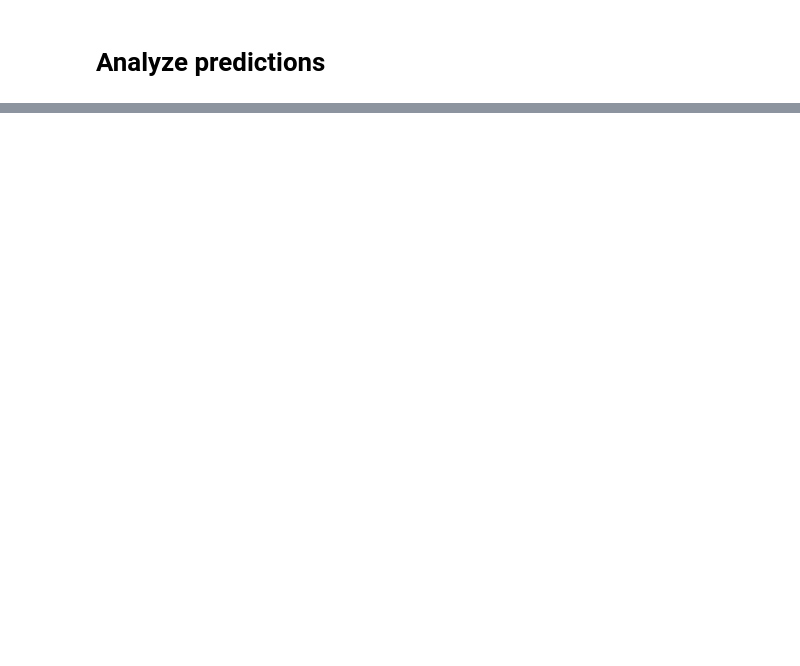
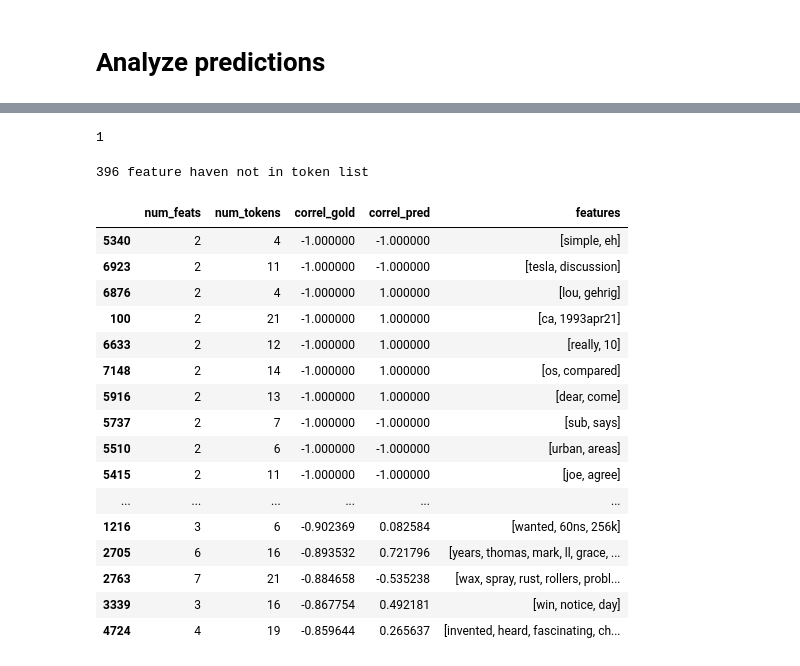
Before and after one commit to LydiaKoerber/nn-interpretability, a Jupyter notebook: analysis-predictions.ipynb, the cells around one changed output, grey strips where cells are left out. Drawn from its saved outputs; the diff is of its cells as text; code cells hidden in the pictures; blank space fills up the shorter version.

```diff
--- a/analysis-predictions.ipynb
+++ b/analysis-predictions.ipynb
@@ -74,35 +57,2 @@ svm_test
 # %%
 assert len(svm_test) == len(dist_test)
-# %%
-# features (SVM) != tokens (DistilBERT)
-def compare_pred(i):
-    row_svm = svm_test.iloc[i]
-    row_dist = dist_test.iloc[i]
-    # initialize lists for common features and their attribution/coeff values
-    feats = []
-    val_svm_gold = []
-    val_dist_gold = []
-    val_svm_pred = []
-    val_dist_pred = []
-    for i, f in enumerate(row_svm['feature names']):
-        if f in row_dist.tokens:
-            feats.append(f)
-            val_svm_gold.append(row_svm['coef true'][i])
-            val_svm_pred.append(row_svm['coef pred'][i])
-            # feature more than once in sentence
-            if row_dist.tokens.count(f) > 1:
-                indices = [j for j, token in enumerate(row_dist.tokens) if token == f]
-                val_dist_gold.append(np.mean([row_dist['attributions_gold'][j] for j in indices]))
-                val_dist_pred.append(np.mean([row_dist['attributions_pred'][j] for j in indices]))
-            else:
-                # feature index in distilbert tokens
-                dist_index = row_dist.tokens.index(f)
-                val_dist_gold.append(row_dist['attributions_gold'][dist_index])
-                val_dist_pred.append(row_dist['attributions_pred'][dist_index])
-    assert len(feats) == len(val_dist_gold)
-    assert len(val_dist_gold) == len(val_dist_pred)
-    assert len(val_dist_pred) == len(val_svm_gold)
-    assert len(val_svm_gold) == len(val_svm_pred)
-    print(feats)
-    print(np.corrcoef(val_dist_gold, val_svm_gold))
-    print(np.corrcoef(val_dist_pred, val_svm_pred))
@@ -116,0 +168,33 @@ compare_pred(0)
+# %%
+len([compare_pred(0, print_result=False)])
+# %% [output]
+1
+# %%
+correls = pd.DataFrame(columns=['num_feats', 'num_tokens', 'correl_gold', 'correl_pred', 'features'])
+
+num_instances = len(svm_test)
+
+for i in range(num_instances):
+    correls.loc[len(correls)] = list(compare_pred(i, print_result=False))
+# %% [output]
+396 feature haven not in token list
+# %%
+correls.sort_values(by='correl_gold').head(n=50)
+# %% [output]
+|  | num_feats | num_tokens | correl_gold | correl_pred | features |
+| 5340 | 2 | 4 | -1.000000 | -1.000000 | [simple, eh] |
+| 6923 | 2 | 11 | -1.000000 | -1.000000 | [tesla, discussion] |
+| 6876 | 2 | 4 | -1.000000 | 1.000000 | [lou, gehrig] |
+| 100 | 2 | 21 | -1.000000 | 1.000000 | [ca, 1993apr21] |
+| 6633 | 2 | 12 | -1.000000 | 1.000000 | [really, 10] |
+| 7148 | 2 | 14 | -1.000000 | 1.000000 | [os, compared] |
+| 5916 | 2 | 13 | -1.000000 | 1.000000 | [dear, come] |
+| 5737 | 2 | 7 | -1.000000 | -1.000000 | [sub, says] |
+| 5510 | 2 | 6 | -1.000000 | -1.000000 | [urban, areas] |
+| 5415 | 2 | 11 | -1.000000 | -1.000000 | [joe, agree] |
+| ... | ... | ... | ... | ... | ... |
+| 1216 | 3 | 6 | -0.902369 | 0.082584 | [wanted, 60ns, 256k] |
+| 2705 | 6 | 16 | -0.893532 | 0.721796 | [years, thomas, mark, ll, grace, ... |
+| 2763 | 7 | 21 | -0.884658 | -0.535238 | [wax, spray, rust, rollers, probl... |
+| 3339 | 3 | 16 | -0.867754 | 0.492181 | [win, notice, day] |
+| 4724 | 4 | 19 | -0.859644 | 0.265637 | [invented, heard, fascinating, ch... |
```
Also changed, not shown: parts of 17 cells of this notebook, 1 other file.
